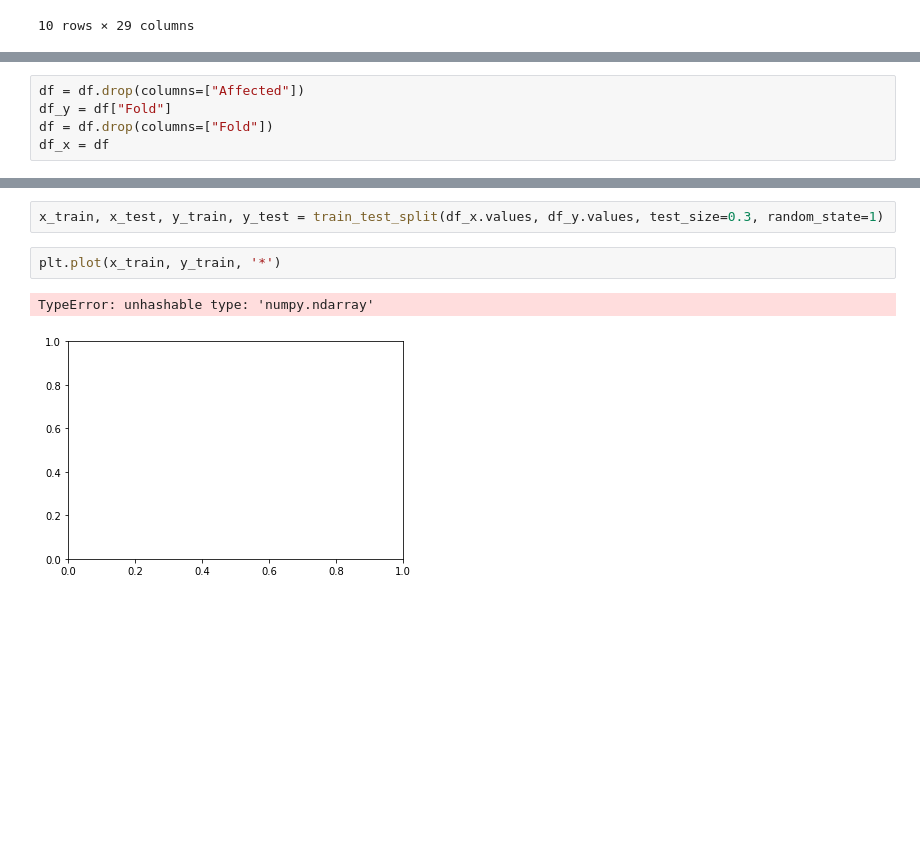
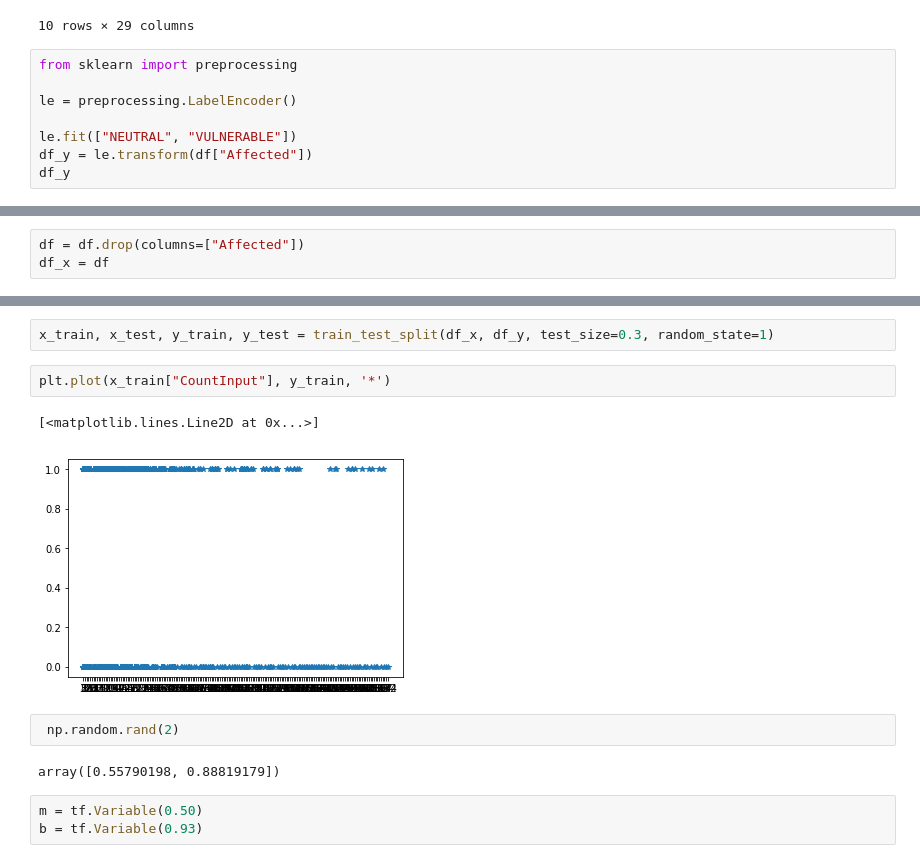
Before and after one commit to eduardagoulart/rede_neural, a Jupyter notebook: simple_regression.ipynb, the cells around one changed output, grey strips where cells are left out. Cells and saved outputs as stored; diff of their text form; blank space fills up the shorter version.

```diff
--- a/simple_regression.ipynb
+++ b/simple_regression.ipynb
@@ -42,3 +45,11 @@ df.head(10)
 | 9 | 20 | 6 | 2 | 13 | 1 | ... |
 | 10 | 23 | 7 | 4 | 5 | 0 | ... |
 10 rows × 29 columns
+# %%
+from sklearn import preprocessing
+
+le = preprocessing.LabelEncoder()
+
+le.fit(["NEUTRAL", "VULNERABLE"])
+df_y = le.transform(df["Affected"])
+df_y
@@ -45,7 +58,5 @@ df.head(10)
 # %%
 df = df.drop(columns=["Affected"])
-df_y = df["Fold"]
-df = df.drop(columns=["Fold"])
 df_x = df
 # %%
 df_x.head(10)
@@ -65,7 +76,14 @@ df_x.head(10)
 # %%
-x_train, x_test, y_train, y_test = train_test_split(df_x.values, df_y.values, test_size=0.3, random_state=1)
+x_train, x_test, y_train, y_test = train_test_split(df_x, df_y, test_size=0.3, random_state=1)
 # %%
-plt.plot(x_train, y_train, '*')
+plt.plot(x_train["CountInput"], y_train, '*')
 # %% [output]
-TypeError: unhashable type: 'numpy.ndarray'
+[<matplotlib.lines.Line2D at 0x...>]
-[figure, old version]
+[figure, new version]
+# %%
+ np.random.rand(2)
+# %% [output]
+array([0.55790198, 0.88819179])
+# %%
+m = tf.Variable(0.50)
+b = tf.Variable(0.93)
```
Also changed, not shown: parts of 8 cells of this notebook.
